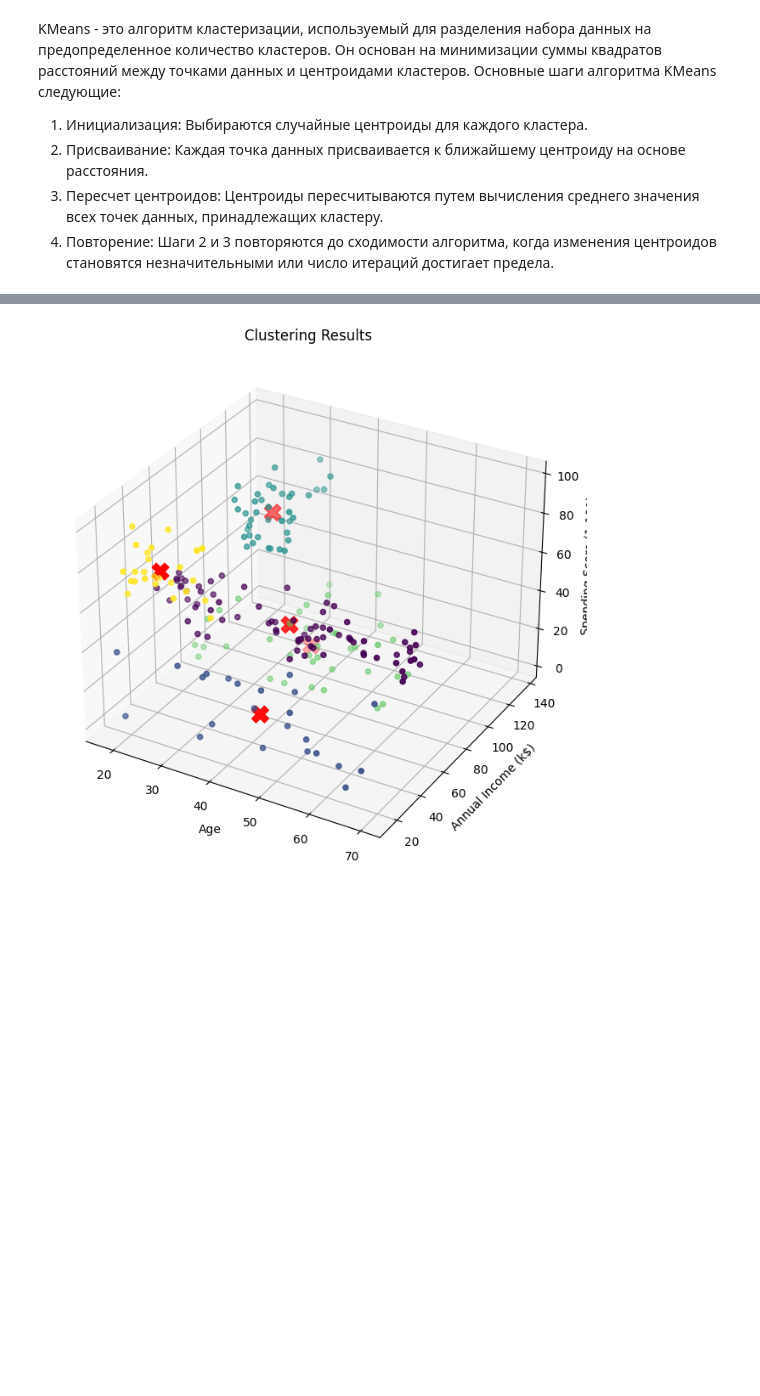
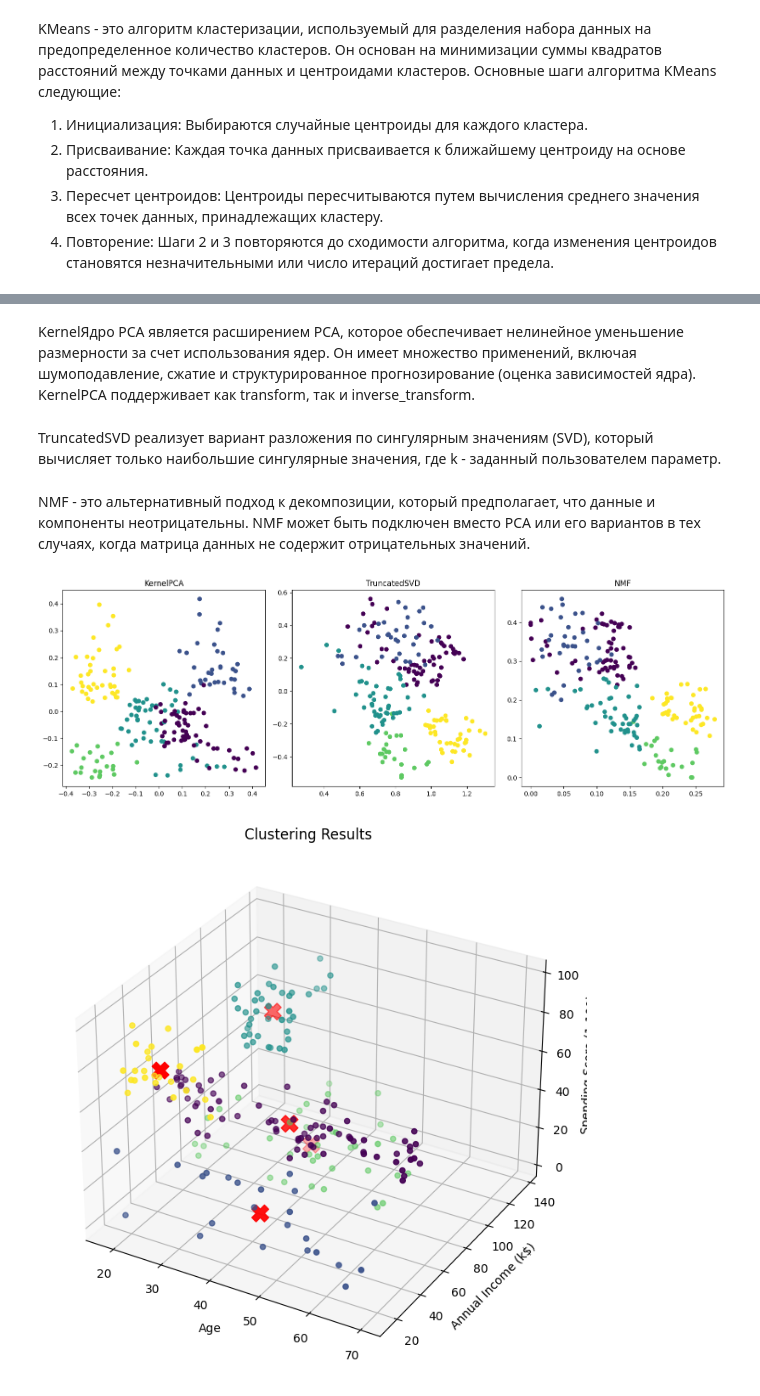
Before and after one commit to Cvtq/ml, a Jupyter notebook: clusterization.ipynb, the cells around one changed output, grey strips where cells are left out. Cells and saved outputs as stored; diff of their text form; code cells hidden in the pictures; blank space fills up the shorter version.

```diff
--- a/clusterization.ipynb
+++ b/clusterization.ipynb
@@ -62,13 +126,14 @@ plt.show()
 # %%
 from sklearn.decomposition import PCA
+from sklearn.decomposition import KernelPCA, TruncatedSVD, NMF
 
 # Выполнение KMeans с оптимальным количеством кластеров
 kmeans = KMeans(n_clusters=5, random_state=42, n_init='auto')
-kmeans.fit(dataset.iloc[:, 2:])  # Используем столбцы "Age", "Annual Income (k$)" и "Spending Score (1-100)"
+kmeans.fit(data)  # Используем столбцы "Age", "Annual Income (k$)" и "Spending Score (1-100)"
 
 # Применение PCA для снижения размерности до 2 компонентов
 pca = PCA(n_components=2)
-pca_data = pca.fit_transform(dataset.iloc[:, 2:])
+pca_data = pca.fit_transform(data)
 
 plt.figure(figsize=(10, 6))
 plt.scatter(pca_data[:, 0], pca_data[:, 1])
@@ -91,3 +156,45 @@ plt.show()
+# %% [markdown]
+KernelЯдро PCA является расширением PCA, которое обеспечивает нелинейное уменьшение размерности за счет использования ядер. Он имеет множество применений, включая шумоподавление, сжатие и структурированное прогнозирование (оценка зависимостей ядра). KernelPCA поддерживает как transform, так и inverse_transform.
+# %% [markdown]
+TruncatedSVD реализует вариант разложения по сингулярным значениям (SVD), который вычисляет только наибольшие сингулярные значения, где k - заданный пользователем параметр.
+# %% [markdown]
+NMF - это альтернативный подход к декомпозиции, который предполагает, что данные и компоненты неотрицательны. NMF может быть подключен вместо PCA или его вариантов в тех случаях, когда матрица данных не содержит отрицательных значений.
+# %%
+import numpy as np
+import matplotlib.pyplot as plt
+from sklearn.datasets import load_digits
+
+
+kpca = KernelPCA(n_components=2, kernel='rbf')
+X_kpca = kpca.fit_transform(data)
+
+
+svd = TruncatedSVD(n_components=2)
+X_svd = svd.fit_transform(data)
+
+
+nmf = NMF(n_components=2)
+X_nmf = nmf.fit_transform(data)
+
+
+fig, axes = plt.subplots(1, 3, figsize=(15, 5))
+
+
+axes[0].scatter(X_kpca[:, 0], X_kpca[:, 1], c=kmeans.labels_)
+axes[0].set_title('KernelPCA')
+
+
+axes[1].scatter(X_svd[:, 0], X_svd[:, 1], c=kmeans.labels_)
+axes[1].set_title('TruncatedSVD')
+
+
+axes[2].scatter(X_nmf[:, 0], X_nmf[:, 1], c=kmeans.labels_)
+axes[2].set_title('NMF')
+
+plt.tight_layout()
+plt.show()
+# %% [output]
+[figure, added]
 # %%
 from mpl_toolkits.mplot3d import Axes3D
 
```
Also changed, not shown: parts of 9 cells of this notebook.
